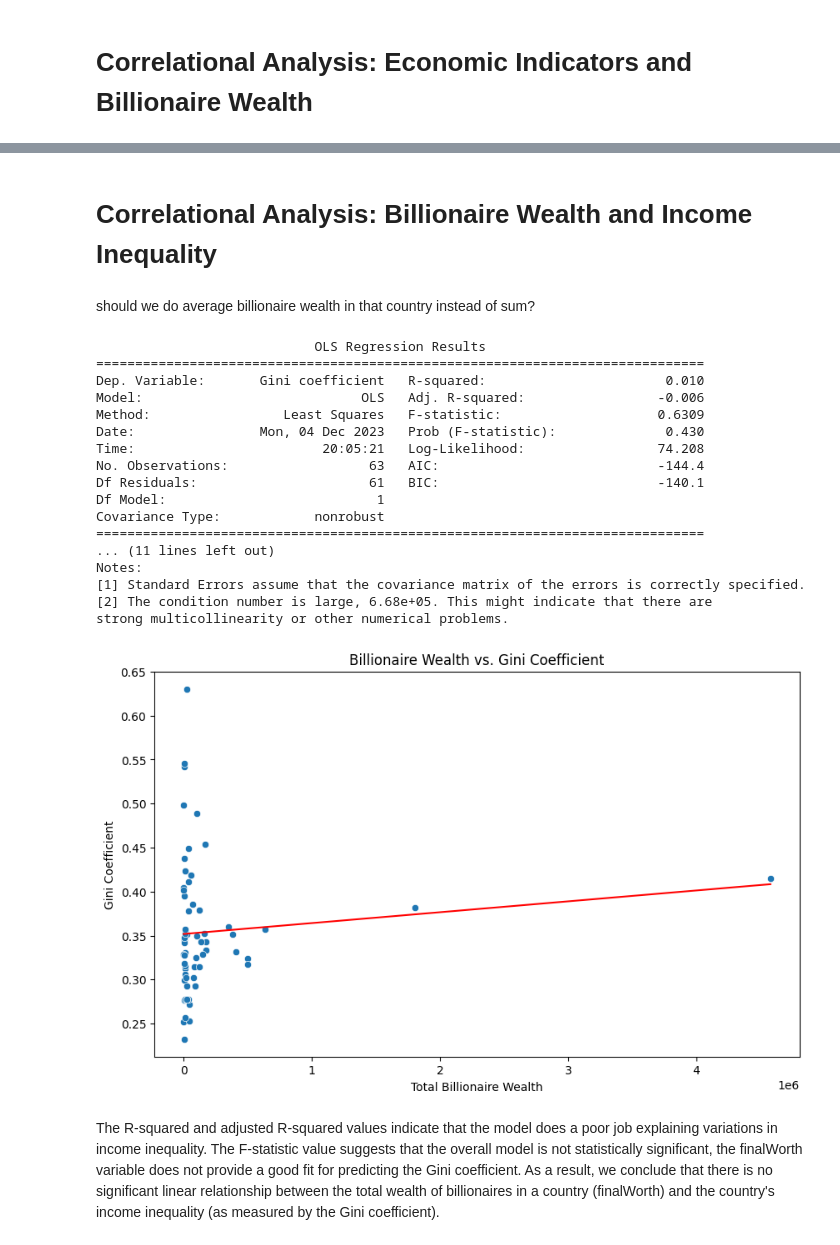
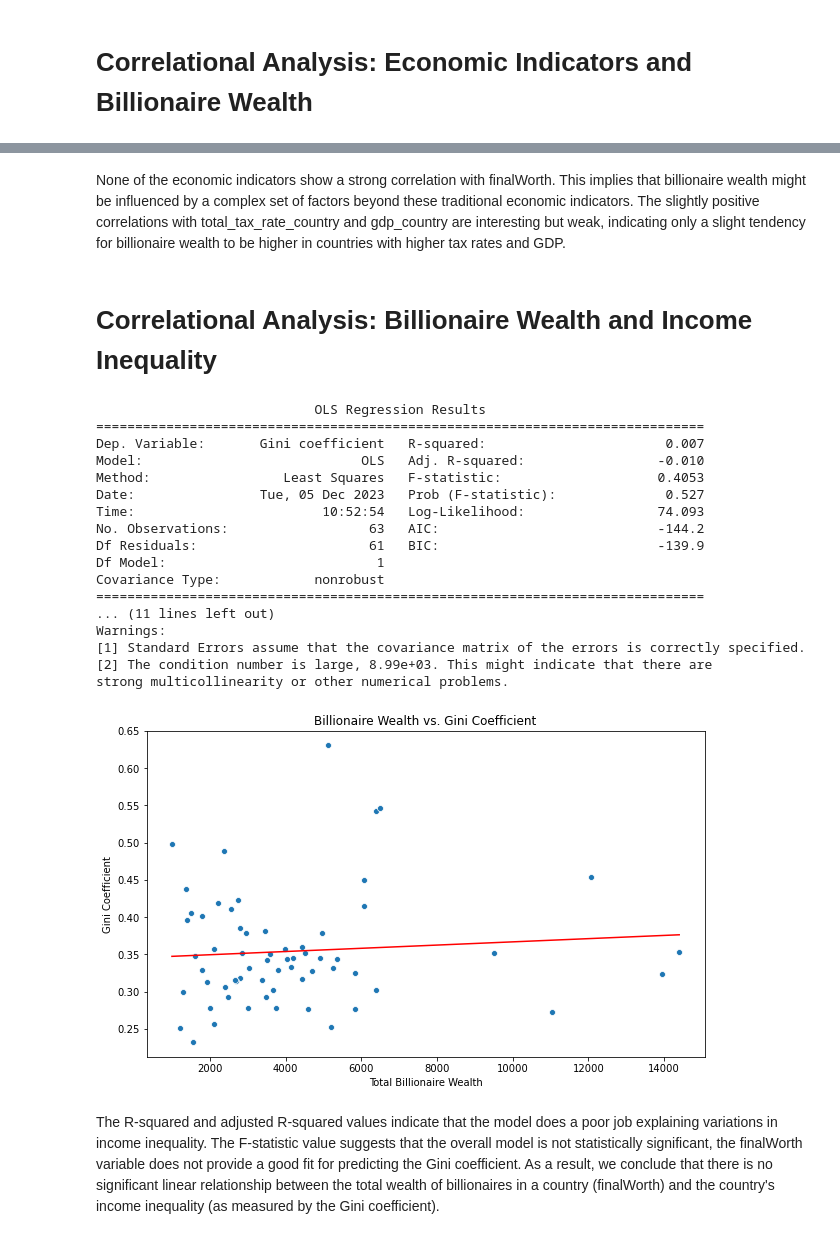
Before and after one commit to ErinZhan2500/SI618FinalProject, a Jupyter notebook: FinalProject.ipynb, the cells around one changed output, grey strips where cells are left out. Drawn from its saved outputs; the diff is of its cells as text; code cells hidden in the pictures.

```diff
--- a/FinalProject.ipynb
+++ b/FinalProject.ipynb
@@ -164,7 +166,8 @@ population_country                             164
 dtype: int64
 # %%
 # filling missing values for country with countryOfCitizenship
-billionaires['country'] = billionaires['country'].fillna(billionaires['countryOfCitizenship'])
+billionaires['country'] = billionaires['country'].fillna(billionaires
+['countryOfCitizenship'])
 # %%
 #Correct data types
 #Convert 'gdp_country' to float, remove dollar signs and commas
@@ -189,10 +192,12 @@ dtype: int64
 # because we are only looking at one variable here, we can drop all rows with any NA values
 labor_force.dropna(inplace=True)
 income_inequality.rename(columns={'Year': 'Gini_Year'}, inplace=True)
-income_labor = pd.merge(income_inequality, labor_force, left_on='Code', right_on='Economy Code', how='outer')
+income_labor = pd.merge(income_inequality, labor_force, left_on='Code',
+right_on='Economy Code', how='outer')
 
 # for countries in the labor dataset but not income inequality, fill in country name with economy name
-income_labor.loc[income_labor['Code'].isnull(), 'Entity'] = income_labor.Economy
+income_labor.loc[income_labor['Code'].isnull(), 'Entity'] = income_labor.\
+Economy
 # %%
 # Check the countries in 'billionaires' dataframe that are not in 'income_labor' dataframe
 not_in_income_labor = billionaires[~billionaires['country'].isin(income_labor['Entity'])]
@@ -215,18 +222,26 @@ Countries that are in 'billionaires' but not in 'income_labor':
  'Liechtenstein' 'Turks and Caicos Islands' 'Andorra']
 # %%
 # changing the names of countries in billionaires to match country names in income_labor
-british_territories = ['Cayman Islands', 'Bermuda', 'British Virgin Islands', 'Turks and Caicos Islands']
+british_territories = ['Cayman Islands', 'Bermuda', 'British Virgin Islands',
+'Turks and Caicos Islands']
 
-billionaires.loc[billionaires['country']=='Hong Kong', 'country'] = 'Hong Kong SAR, China'
-billionaires.loc[billionaires['country']=='Czech Republic', 'country'] = 'Czechia'
-billionaires.loc[billionaires['country']=='Eswatini (Swaziland)', 'country'] = 'Eswatini'
-billionaires.loc[billionaires['country'].isin(british_territories), 'country'] = 'Virgin Islands (U.S.)'
-billionaires.loc[billionaires['country']=='Guernsey', 'country'] = 'Channel Islands'
+billionaires.loc[billionaires['country']=='Hong Kong', 'country'] = \
+'Hong Kong SAR, China'
+billionaires.loc[billionaires['country']=='Czech Republic', 'country'] = \
+'Czechia'
+billionaires.loc[billionaires['country']=='Eswatini (Swaziland)', 'country'] \
+= 'Eswatini'
+billionaires.loc[billionaires['country'].isin(british_territories), 'country']\
+= 'Virgin Islands (U.S.)'
+billionaires.loc[billionaires['country']=='Guernsey', 'country'] = \
+'Channel Islands'
 
 # showing countries in the billionaires dataset that do not have income inequality nor labor data
-not_in_income_labor = billionaires[~billionaires['country'].isin(income_labor['Entity'])]
+not_in_income_labor = billionaires[~billionaires['country'].\
+isin(income_labor['Entity'])]
 
-print("Countries that are in 'billionaires' but not in 'income_labor':\n", not_in_income_labor['country'].unique())
+print("Countries that are in 'billionaires' but not in 'income_labor':\n", \
+not_in_income_labor['country'].unique())
 # %% [output]
 Countries that are in 'billionaires' but not in 'income_labor':
  ['Monaco' 'Bahamas' 'Liechtenstein' 'Andorra']
@@ -240,7 +255,8 @@ final_df[final_df.Entity.isnull()].shape
 (21, 28)
 # %%
 final_df.drop(columns=['Entity', 'countryOfCitizenship'], inplace=True) # might also want to drop code
-final_df.rename(columns={'Inequality in income (2021)': 'income_inequality', 'HDI Rank (2021)': 'HDI'}, inplace=True)
+final_df.rename(columns={'Inequality in income (2021)': 'income_inequality',\
+'HDI Rank (2021)': 'HDI'}, inplace=True)
 # %%
 final_df.shape
 # %% [output]
@@ -400,44 +437,45 @@ plt.show()
+# %% [markdown]
+None of the economic indicators show a strong correlation with finalWorth. This implies that billionaire wealth might be influenced by a complex set of factors beyond these traditional economic indicators.
+The slightly positive correlations with total_tax_rate_country and gdp_country are interesting but weak, indicating only a slight tendency for billionaire wealth to be higher in countries with higher tax rates and GDP.
 # %% [markdown]
 # Correlational Analysis: Billionaire Wealth and Income Inequality
-# %% [markdown]
-should we do average billionaire wealth in that country instead of sum?
 # %%
-country_agg = final_df.groupby('country').agg({'finalWorth': 'sum', 'Gini coefficient': 'median'}).reset_index()
+country_agg = final_df.groupby('country').agg({'finalWorth': 'mean','Gini coefficient': 'median'}).reset_index()
 country_agg = country_agg.dropna()
 
 X = country_agg[['finalWorth']]
 y = country_agg['Gini coefficient']
-X = sm.add_constant(X)  # Adds a constant term to the predictor
+X = sm.add_constant(X)
 model = sm.OLS(y, X).fit()
 print(model.summary())
 
 # Visualization
 plt.figure(figsize=(10, 6))
 sns.scatterplot(x='finalWorth', y='Gini coefficient', data=country_agg)
 sns.lineplot(x=country_agg['finalWorth'], y=model.predict(X), color='red')
 plt.title('Billionaire Wealth vs. Gini Coefficient')
 plt.xlabel('Total Billionaire Wealth')
 plt.ylabel('Gini Coefficient')
 plt.show()
 # %% [output]
                             OLS Regression Results
 ==============================================================================
-Dep. Variable:       Gini coefficient   R-squared:                       0.010
-Model:                            OLS   Adj. R-squared:                 -0.006
-Method:                 Least Squares   F-statistic:                    0.6309
-Date:                Mon, 04 Dec 2023   Prob (F-statistic):              0.430
-Time:                        20:05:21   Log-Likelihood:                 74.208
-No. Observations:                  63   AIC:                            -144.4
-Df Residuals:                      61   BIC:                            -140.1
+Dep. Variable:       Gini coefficient   R-squared:                       0.007
+Model:                            OLS   Adj. R-squared:                 -0.010
+Method:                 Least Squares   F-statistic:                    0.4053
+Date:                Tue, 05 Dec 2023   Prob (F-statistic):              0.527
+Time:                        10:52:54   Log-Likelihood:                 74.093
+No. Observations:                  63   AIC:                            -144.2
+Df Residuals:                      61   BIC:                            -139.9
 Df Model:                           1
 Covariance Type:            nonrobust
 ==============================================================================
 ... (11 lines left out)
-Notes:
+Warnings:
 [1] Standard Errors assume that the covariance matrix of the errors is correctly specified.
-[2] The condition number is large, 6.68e+05. This might indicate that there are
+[2] The condition number is large, 8.99e+03. This might indicate that there are
 strong multicollinearity or other numerical problems.
-[figure, old version]
+[figure, new version]
 # %% [markdown]
 The R-squared and adjusted R-squared values indicate that the model does a poor job explaining variations in income inequality. The F-statistic value suggests that the overall model is not statistically significant, the  finalWorth variable does not provide a good fit for predicting the Gini coefficient. As a result, we conclude that there is no significant linear relationship between the total wealth of billionaires in a country (finalWorth) and the country's income inequality (as measured by the Gini coefficient).
 # %% [markdown]
```
Also changed, not shown: parts of 21 cells of this notebook.
